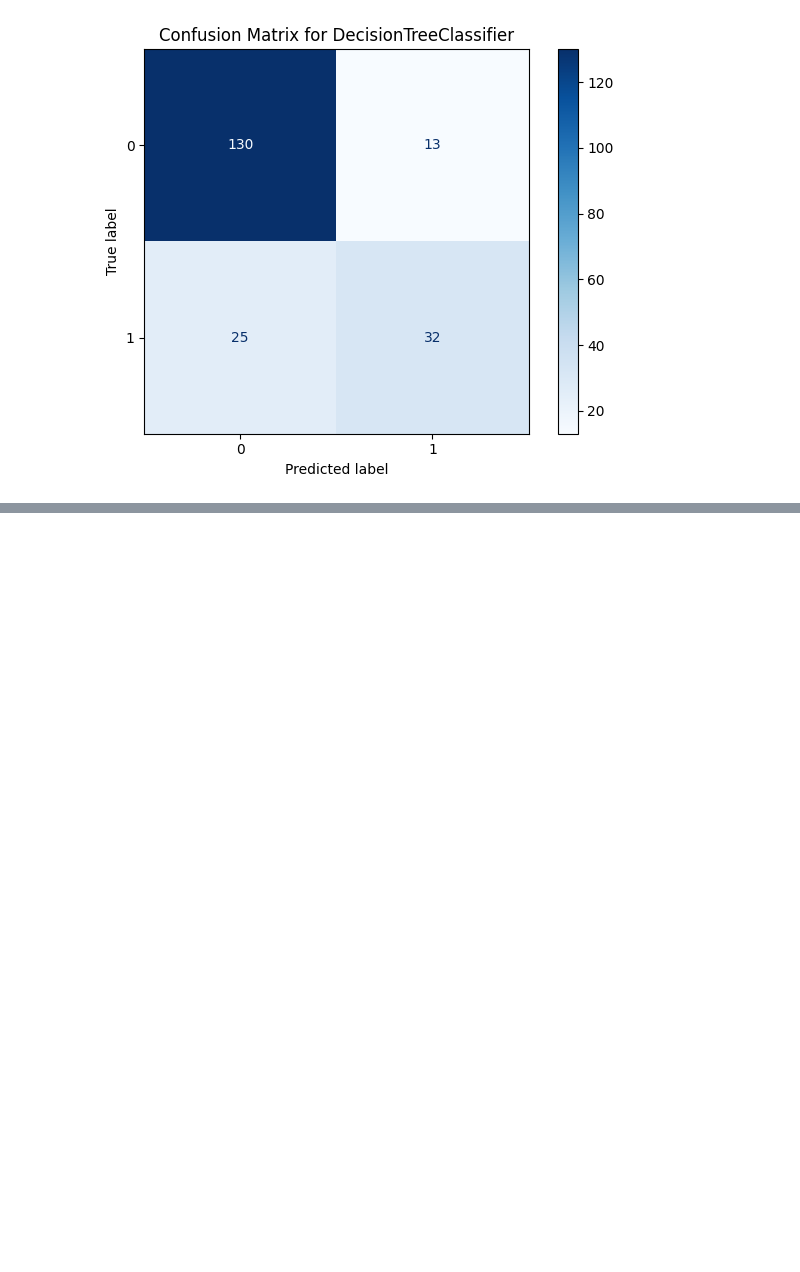
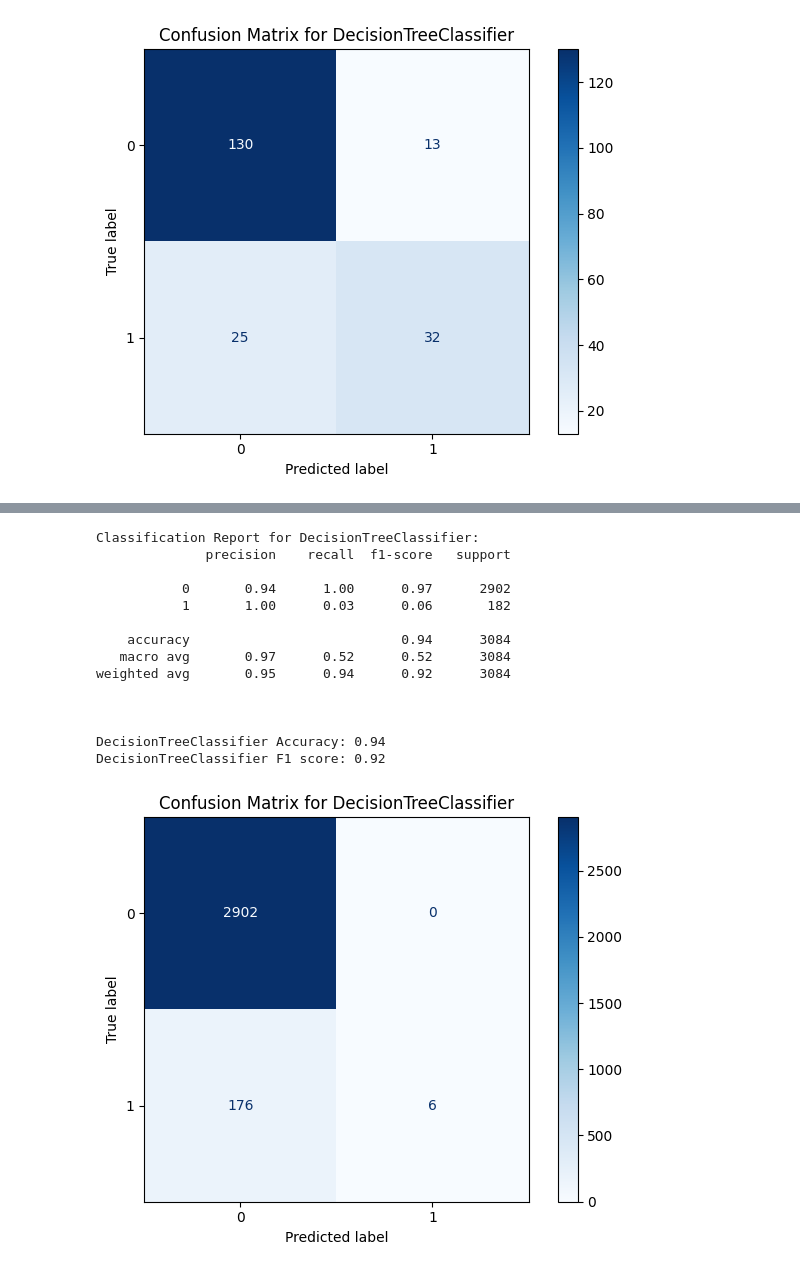
Before and after one commit to jtvon/799S-Data-Science-Capstone, a Jupyter notebook: Week-6-jupyter-notebook.ipynb, the cells around one changed output, grey strips where cells are left out. Saved outputs shown, nothing was run; the diff lists cells and outputs as text; code cells hidden in the pictures; blank space fills up the shorter version.

```diff
--- a/Week-6-jupyter-notebook.ipynb
+++ b/Week-6-jupyter-notebook.ipynb
@@ -200,0 +224,9 @@ Best CV Score: 0.8407
+# %%
+# Run Grid search on the ins claims dataset
+dt_car_params = {
+    'max_depth': range(3,20),
+    'min_samples_split': range(2,10)
+}
+
+car_reg_dt_grid_best_params, car_reg_dt_grid_cv_score = gridsearchcv(
+    DecisionTreeClassifier, X_train_car_reg, y_train_car_reg, param_dict=dt_car_params, scoring='accuracy')
@@ -321,0 +427,19 @@ DecisionTreeClassifier F1 score: 0.80
+# %%
+# Baseline Random Forest Classifier
+classifier_model(DecisionTreeClassifier, X_train_car_reg, y_train_car_reg, X_test_car_reg, y_test_car_reg, **car_reg_dt_grid_best_params)
+# %% [output]
+Classification Report for DecisionTreeClassifier:
+              precision    recall  f1-score   support
+
+           0       0.94      1.00      0.97      2902
+           1       1.00      0.03      0.06       182
+
+    accuracy                           0.94      3084
+   macro avg       0.97      0.52      0.52      3084
+weighted avg       0.95      0.94      0.92      3084
+
+
+
+DecisionTreeClassifier Accuracy: 0.94
+DecisionTreeClassifier F1 score: 0.92
+[figure, added]
```
Also changed, not shown: parts of 8 cells of this notebook.
